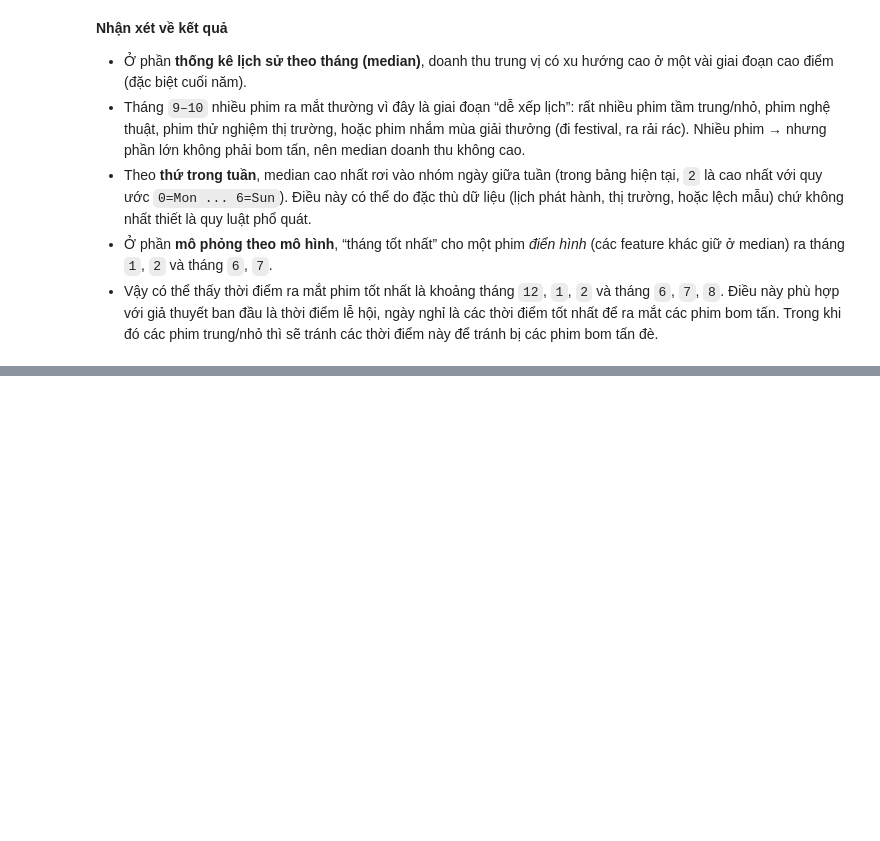
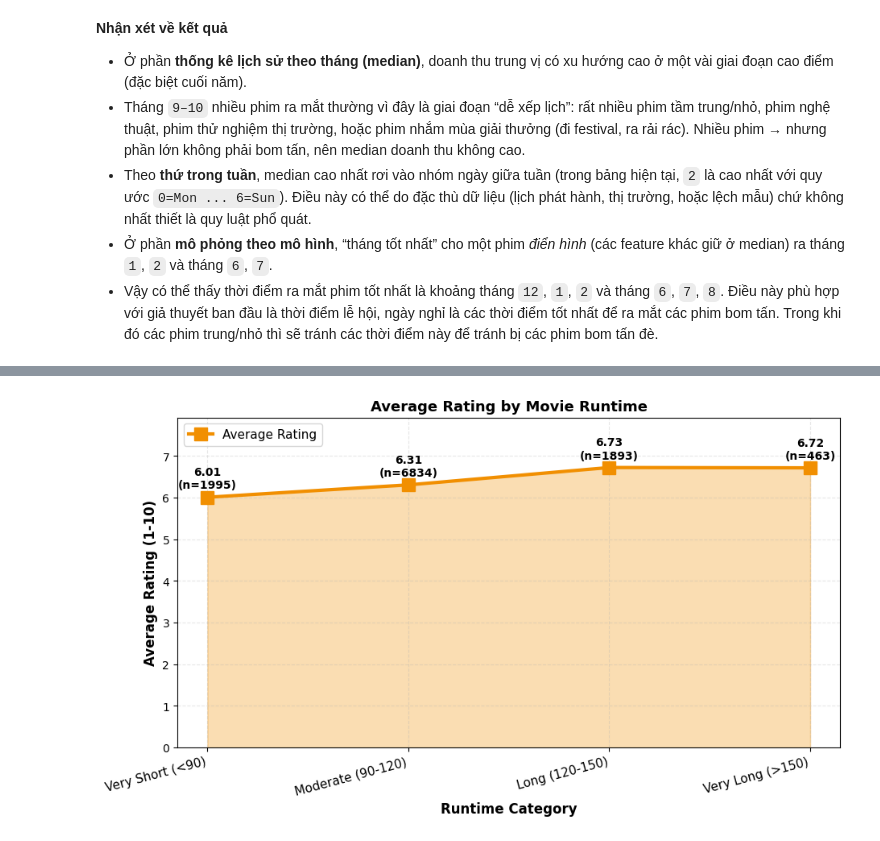
Before and after one commit to tdat1465/movie-revenue-predictor, a Jupyter notebook: Final/Meaningful_Question.ipynb, the cells around one changed output, grey strips where cells are left out. Saved outputs shown, nothing was run; the diff lists cells and outputs as text; code cells hidden in the pictures; blank space fills up the shorter version.

```diff
--- a/Final/Meaningful_Question.ipynb
+++ b/Final/Meaningful_Question.ipynb
@@ -678,0 +767,38 @@ Best month by model simulation (typical movie): 1
+# %%
+fig, axes = plt.subplots(1, figsize=(10, 6))
+
+# Extract data for plotting
+runtime_categories_plot = runtime_analysis_df['Runtime_Category'].values
+avg_revenues = runtime_analysis_df['Avg_Revenue'].values
+avg_ratings = runtime_analysis_df['Avg_Rating'].values
+counts = runtime_analysis_df['Count'].values
+
+# Color scheme
+colors = ['#FF6B6B', '#4ECDC4', '#45B7D1', '#FFA07A']
+
+# Average Rating by Runtime Category
+axes.plot(range(len(runtime_categories_plot)), avg_ratings, 's-',
+            linewidth=3, markersize=12, color='#F18F01', label='Average Rating')
+axes.fill_between(range(len(runtime_categories_plot)), avg_ratings,
+                    alpha=0.3, color='#F18F01')
+
+# Add value labels and sample counts
+for i, (rating, count) in enumerate(zip(avg_ratings, counts)):
+    axes.text(i, rating + 0.15, f'{rating:.2f}\n(n={int(count)})',
+                ha='center', va='bottom', fontsize=10, fontweight='bold')
+
+axes.set_ylim(0, max(avg_ratings) + 1.2)
+axes.grid(True, linestyle='--', alpha=0.5)
+
+axes.set_xticks(range(len(runtime_categories_plot)))
+axes.set_xticklabels(runtime_categories_plot, fontsize=11, rotation=15, ha='right')
+axes.set_ylabel('Average Rating (1-10)', fontsize=12, fontweight='bold')
+axes.set_xlabel('Runtime Category', fontsize=12, fontweight='bold')
+axes.set_title('Average Rating by Movie Runtime', fontsize=13, fontweight='bold')
+axes.grid(True, alpha=0.3)
+axes.legend(fontsize=11, loc='best')
+
+plt.tight_layout(pad=3.0)
+plt.show()
+# %% [output]
+[figure, added]
```
Also changed, not shown: parts of 8 cells of this notebook, 1 other file.
